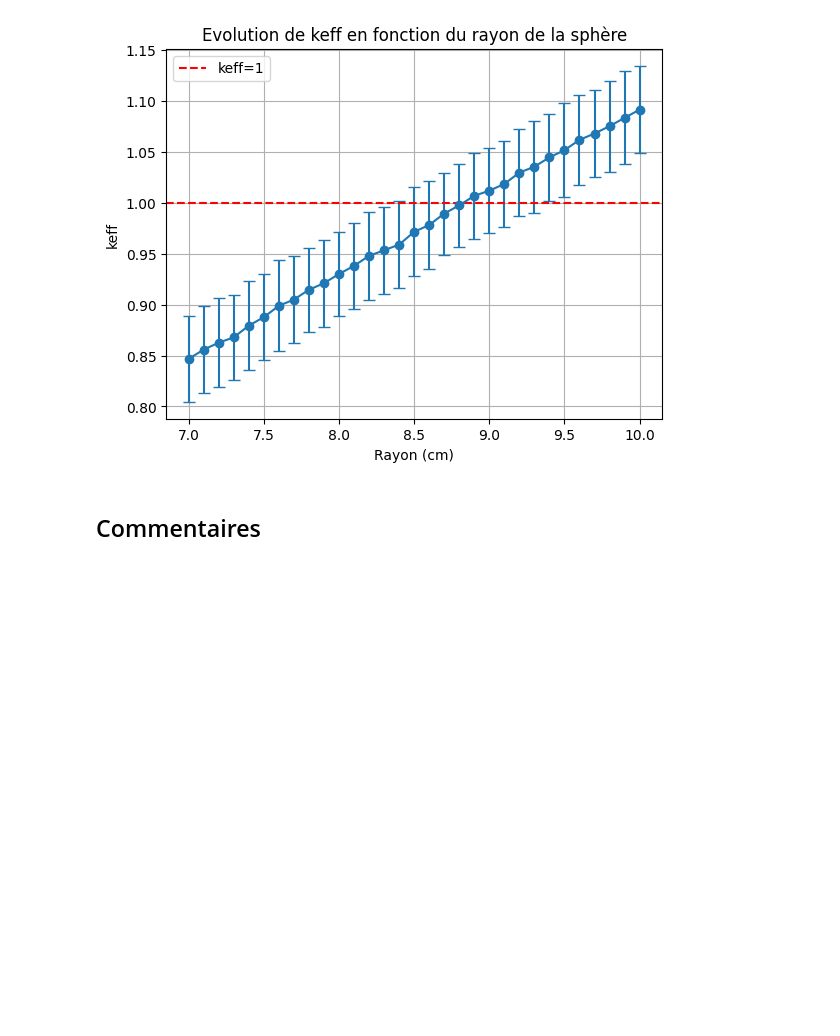
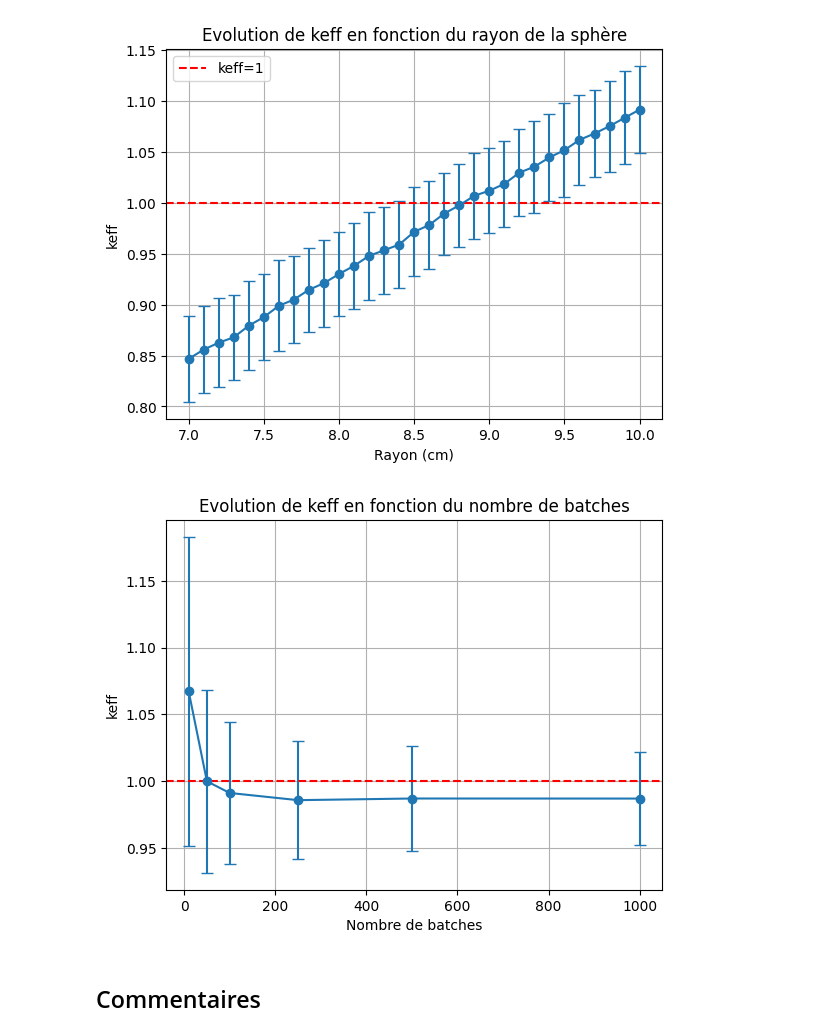
Before and after one commit to atlantis294/neutronic-ensta, a Jupyter notebook: exercices/06_monte_carlo.ipynb, the cells around one changed output. Drawn from its saved outputs; the diff is of its cells as text; code cells hidden in the pictures; blank space fills up the shorter version.

Commit message:
evolution de l'écart type

```diff
--- a/exercices/06_monte_carlo.ipynb
+++ b/exercices/06_monte_carlo.ipynb
@@ -358,5 +356,25 @@ plt.legend()
 plt.show()
 # %% [output]
 [figure]
+# %%
+rayon=8.7
+Tkeff=[]
+N_batches=[10,50,100,250,500,1000]
+
+for batches in N_batches:
+    keff = calculer_keff(rayon, nb_batches=batches)
+    Tkeff.append(keff)
+
+import matplotlib.pyplot as plt
+# Affichage des resultats avec barres d'erreur
+plt.errorbar(N_batches, [keff[0] for keff in Tkeff], yerr=[keff[1] for keff in Tkeff], fmt='o-', capsize=4)
+plt.axhline(1, color='r', linestyle='--', label='keff=1')
+plt.title("Evolution de keff en fonction du nombre de batches")
+plt.xlabel("Nombre de batches")
+plt.ylabel("keff")
+plt.grid()
+plt.show()
+# %% [output]
+[figure, added]
 # %% [markdown]
 ## Commentaires
```
Also changed, not shown: parts of 2 cells of this notebook.
